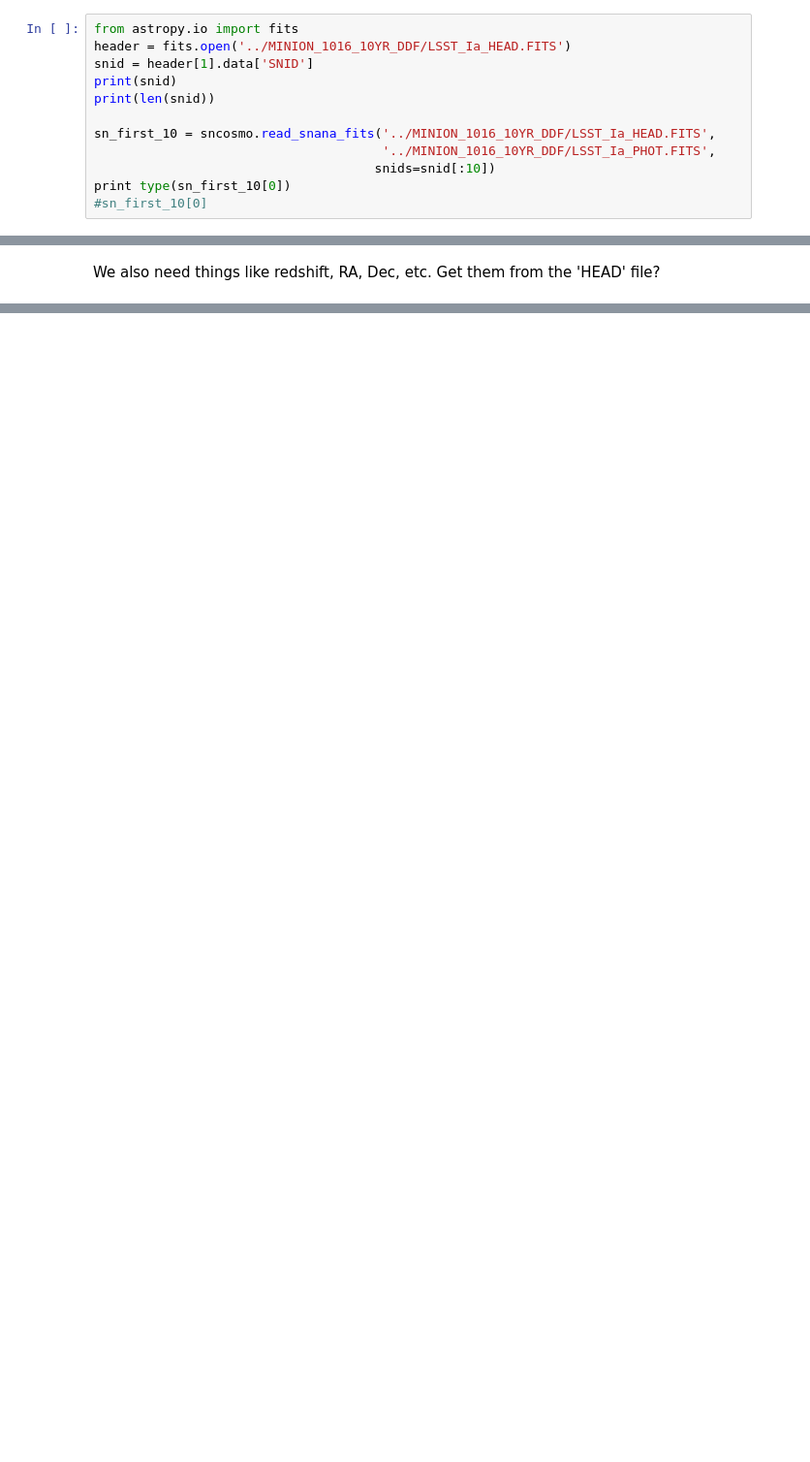
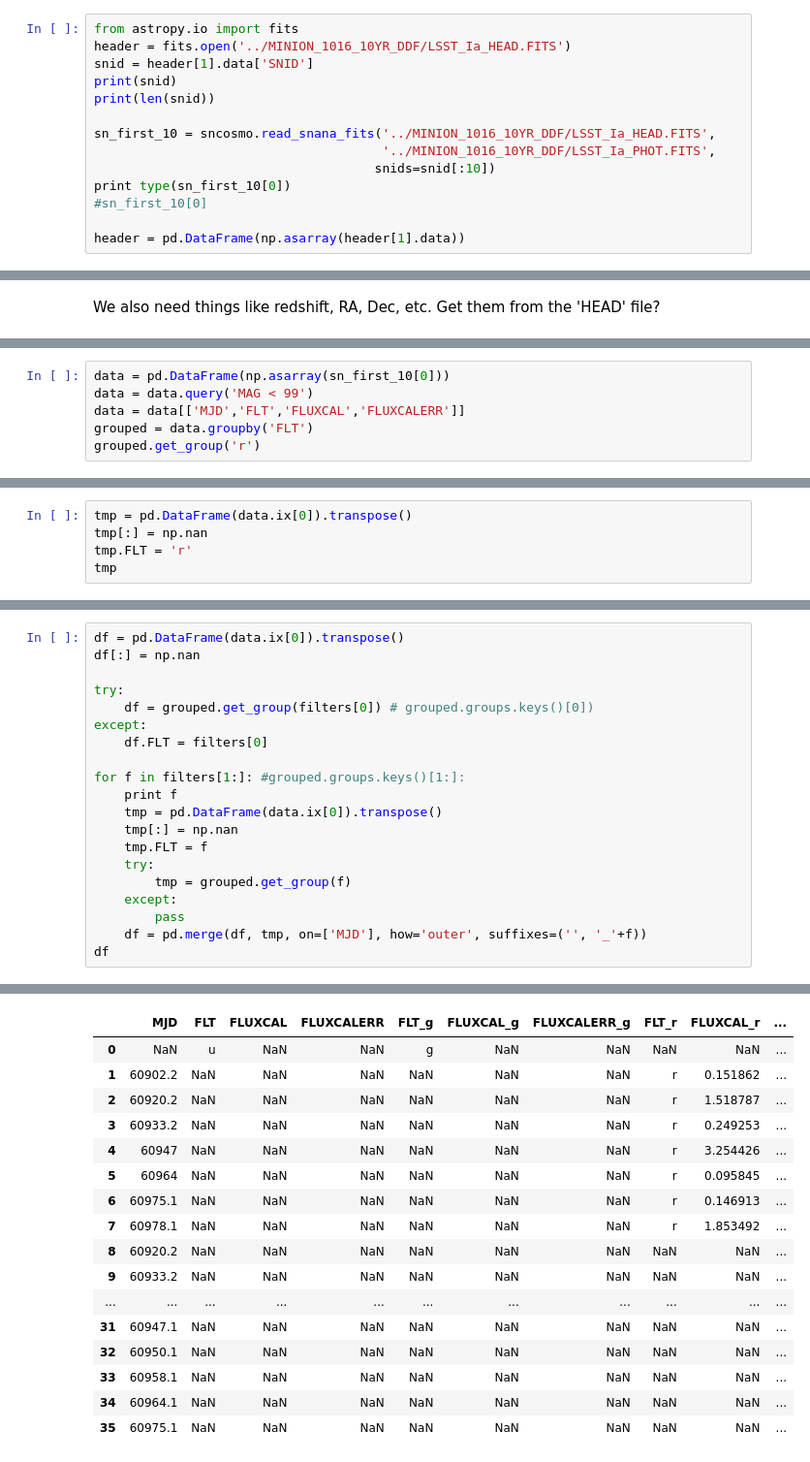
Before and after one commit to rbiswas4/DataQualityChar, a Jupyter notebook: examples/Example_SNANA_Ascii_read.ipynb, the cells around one changed output, grey strips where cells are left out. Shown at 97% size. Drawn from its saved outputs; the diff is of its cells as text; blank space fills up the shorter version.

```diff
--- a/examples/Example_SNANA_Ascii_read.ipynb
+++ b/examples/Example_SNANA_Ascii_read.ipynb
@@ -80,6 +80,8 @@ sn_first_10 = sncosmo.read_snana_fits('../MINION_1016_10YR_DDF/LSST_Ia_HEAD.FITS
                                      snids=snid[:10])
 print type(sn_first_10[0])
 #sn_first_10[0]
+
+header = pd.DataFrame(np.asarray(header[1].data))
 # %% [output]
 ['13' '31' '42' ..., '1364131' '1364136' '1364137']
 65732
@@ -113,0 +149,6 @@ sim_z = header[1].data['SIM_REDSHIFT_HELIO']
+# %%
+data = pd.DataFrame(np.asarray(sn_first_10[0]))
+data = data.query('MAG < 99')
+data = data[['MJD','FLT','FLUXCAL','FLUXCALERR']]
+grouped = data.groupby('FLT')
+grouped.get_group('r')
@@ -113,0 +164,5 @@ sim_z = header[1].data['SIM_REDSHIFT_HELIO']
+# %%
+tmp = pd.DataFrame(data.ix[0]).transpose()
+tmp[:] = np.nan
+tmp.FLT = 'r'
+tmp
@@ -113,0 +196,21 @@ sim_z = header[1].data['SIM_REDSHIFT_HELIO']
+# %%
+df = pd.DataFrame(data.ix[0]).transpose()
+df[:] = np.nan
+
+try:
+    df = grouped.get_group(filters[0]) # grouped.groups.keys()[0])
+except:
+    df.FLT = filters[0]
+
+for f in filters[1:]: #grouped.groups.keys()[1:]:
+    print f
+    tmp = pd.DataFrame(data.ix[0]).transpose()
+    tmp[:] = np.nan
+    tmp.FLT = f
+    try:
+        tmp = grouped.get_group(f)
+    except:
+        pass
+    df = pd.merge(df, tmp, on=['MJD'], how='outer', suffixes=('', '_'+f))
+df
+# %% [output]
@@ -113,0 +222,17 @@ sim_z = header[1].data['SIM_REDSHIFT_HELIO']
+|  | MJD | FLT | FLUXCAL | FLUXCALERR | FLT_g | FLUXCAL_g | FLUXCALERR_g | FLT_r | FLUXCAL_r | ... |
+| 0 | NaN | u | NaN | NaN | g | NaN | NaN | NaN | NaN | ... |
+| 1 | 60902.2 | NaN | NaN | NaN | NaN | NaN | NaN | r | 0.151862 | ... |
+| 2 | 60920.2 | NaN | NaN | NaN | NaN | NaN | NaN | r | 1.518787 | ... |
+| 3 | 60933.2 | NaN | NaN | NaN | NaN | NaN | NaN | r | 0.249253 | ... |
+| 4 | 60947 | NaN | NaN | NaN | NaN | NaN | NaN | r | 3.254426 | ... |
+| 5 | 60964 | NaN | NaN | NaN | NaN | NaN | NaN | r | 0.095845 | ... |
+| 6 | 60975.1 | NaN | NaN | NaN | NaN | NaN | NaN | r | 0.146913 | ... |
+| 7 | 60978.1 | NaN | NaN | NaN | NaN | NaN | NaN | r | 1.853492 | ... |
+| 8 | 60920.2 | NaN | NaN | NaN | NaN | NaN | NaN | NaN | NaN | ... |
+| 9 | 60933.2 | NaN | NaN | NaN | NaN | NaN | NaN | NaN | NaN | ... |
+| ... | ... | ... | ... | ... | ... | ... | ... | ... | ... | ... |
+| 31 | 60947.1 | NaN | NaN | NaN | NaN | NaN | NaN | NaN | NaN | ... |
+| 32 | 60950.1 | NaN | NaN | NaN | NaN | NaN | NaN | NaN | NaN | ... |
+| 33 | 60958.1 | NaN | NaN | NaN | NaN | NaN | NaN | NaN | NaN | ... |
+| 34 | 60964.1 | NaN | NaN | NaN | NaN | NaN | NaN | NaN | NaN | ... |
+| 35 | 60975.1 | NaN | NaN | NaN | NaN | NaN | NaN | NaN | NaN | ... |
```
Also changed, not shown: parts of 6 cells of this notebook, 1 other file.
